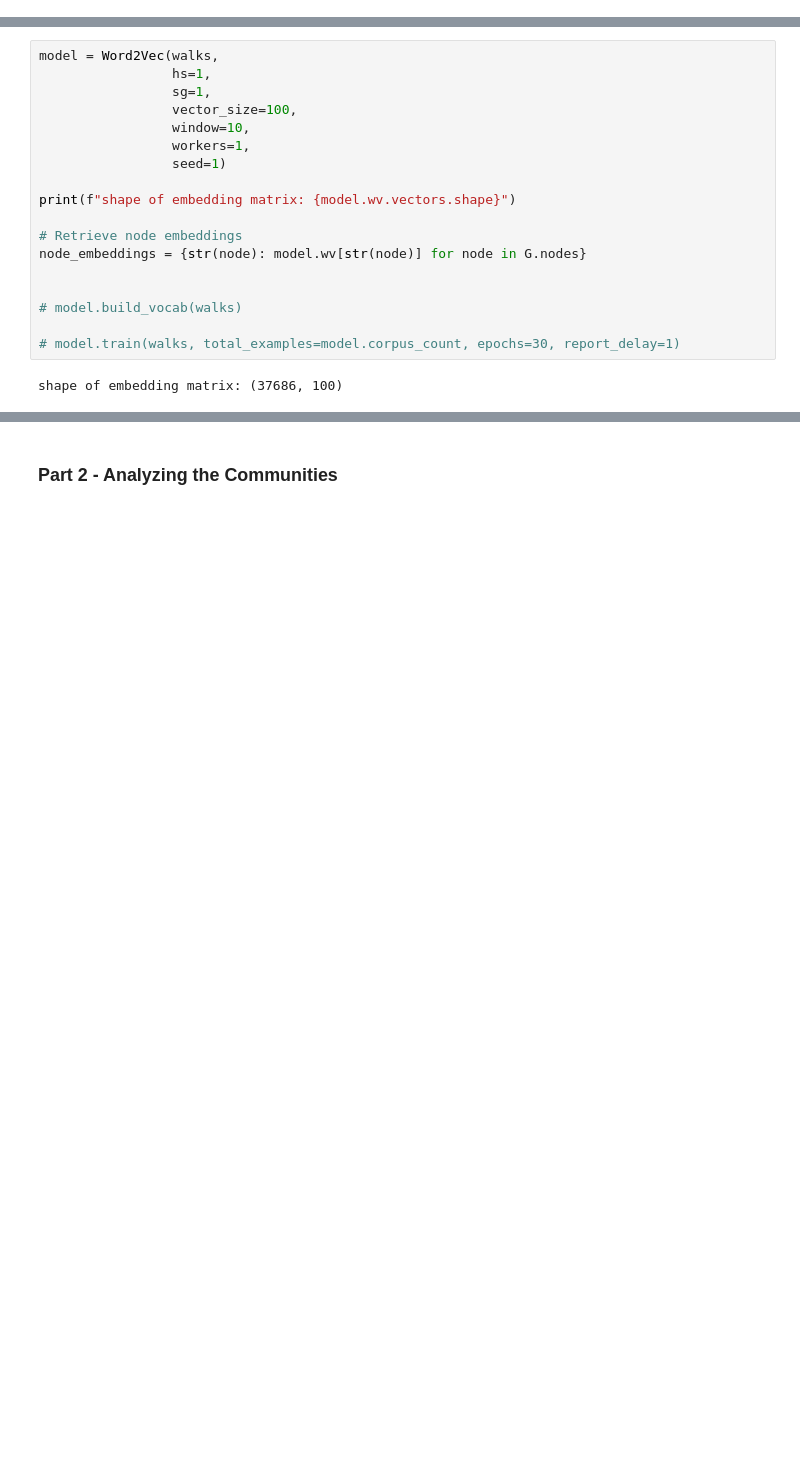
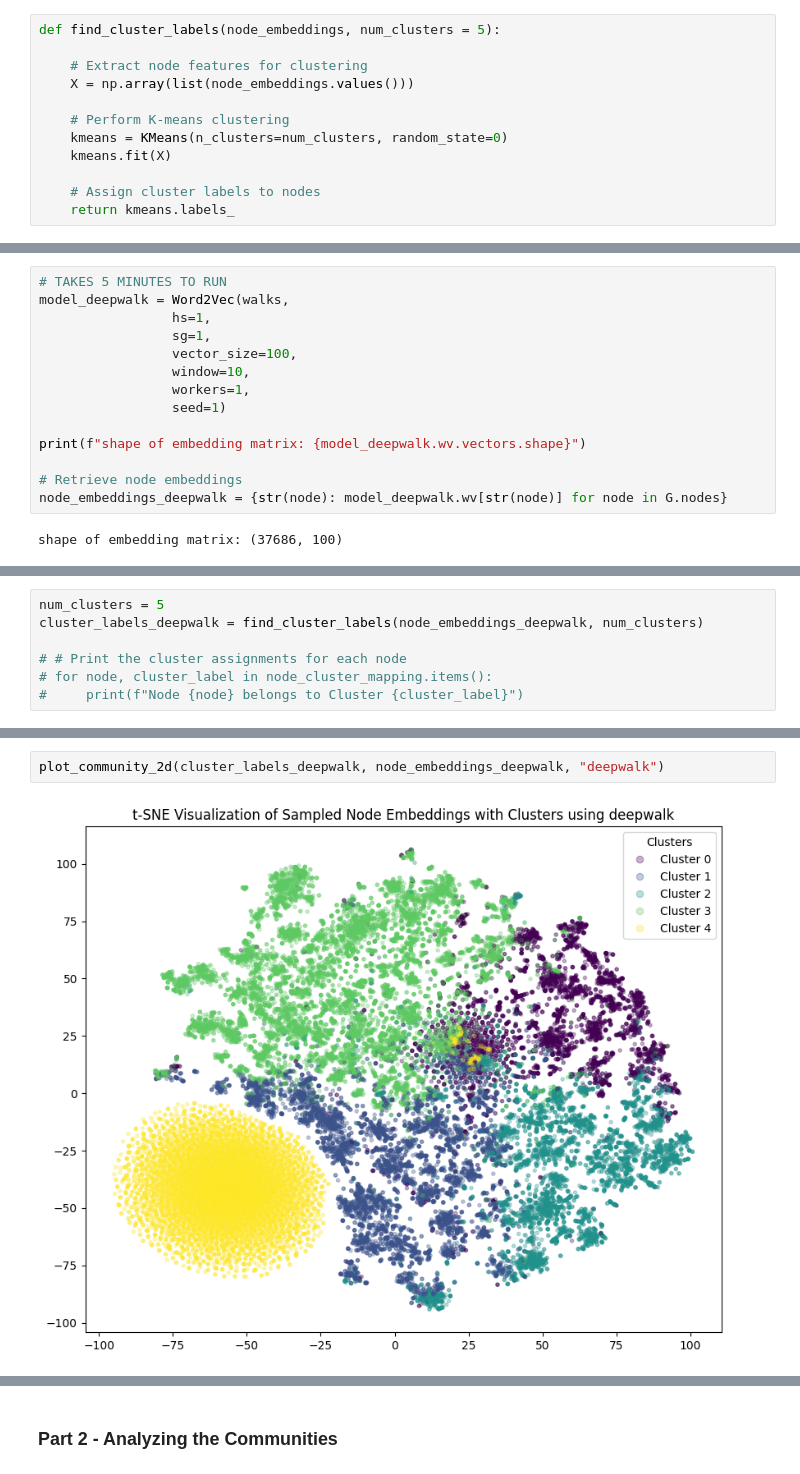
Before and after one commit to AdityaMishraOG/analyzing_citation_networks, a Jupyter notebook: 1.ipynb, the cells around one changed output, grey strips where cells are left out. Saved outputs shown, nothing was run; the diff lists cells and outputs as text; blank space fills up the shorter version.

```diff
--- a/1.ipynb
+++ b/1.ipynb
@@ -412,0 +555,12 @@ The following algorithms can be used:
+# %%
+def find_cluster_labels(node_embeddings, num_clusters = 5):
+
+    # Extract node features for clustering
+    X = np.array(list(node_embeddings.values()))
+
+    # Perform K-means clustering
+    kmeans = KMeans(n_clusters=num_clusters, random_state=0)
+    kmeans.fit(X)
+
+    # Assign cluster labels to nodes
+    return kmeans.labels_
@@ -464,5 +622,6 @@ for node in G.nodes:
 # %%
-model = Word2Vec(walks,
+# TAKES 5 MINUTES TO RUN
+model_deepwalk = Word2Vec(walks,
                  hs=1,
                  sg=1,
                  vector_size=100,
@@ -470,14 +629,9 @@ model = Word2Vec(walks,
                  workers=1,
                  seed=1)
 
-print(f"shape of embedding matrix: {model.wv.vectors.shape}")
+print(f"shape of embedding matrix: {model_deepwalk.wv.vectors.shape}")
 
 # Retrieve node embeddings
-node_embeddings = {str(node): model.wv[str(node)] for node in G.nodes}
-
-
-# model.build_vocab(walks)
-
-# model.train(walks, total_examples=model.corpus_count, epochs=30, report_delay=1)
+node_embeddings_deepwalk = {str(node): model_deepwalk.wv[str(node)] for node in G.nodes}
 # %% [output]
 shape of embedding matrix: (37686, 100)
@@ -525,0 +640,7 @@ plt.show()
+# %%
+num_clusters = 5
+cluster_labels_deepwalk = find_cluster_labels(node_embeddings_deepwalk, num_clusters)
+
+# # Print the cluster assignments for each node
+# for node, cluster_label in node_cluster_mapping.items():
+#     print(f"Node {node} belongs to Cluster {cluster_label}")
@@ -526 +649,5 @@ plt.show()
+# %%
+plot_community_2d(cluster_labels_deepwalk, node_embeddings_deepwalk, "deepwalk")
+# %% [output]
+[figure, added]
 # %% [markdown]
```
Also changed, not shown: parts of 43 cells of this notebook, 2 other files.
